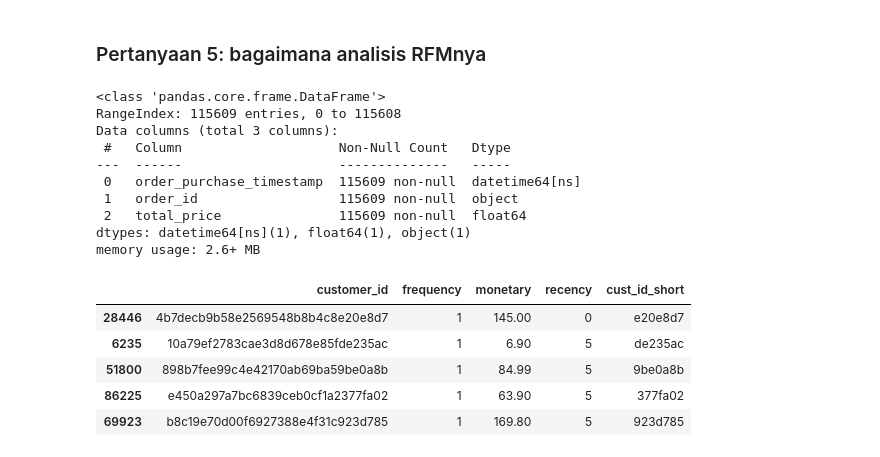
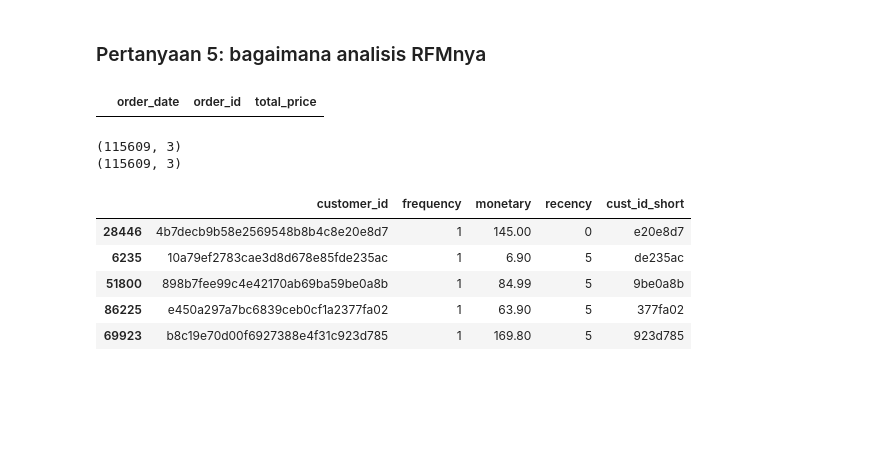
Before and after one commit to muhamadInsan/da-with-python-dicoding-submission, a Jupyter notebook: notebook.ipynb, the cells around one changed output. Saved outputs shown, nothing was run; the diff lists cells and outputs as text; code cells hidden in the pictures; blank space fills up the shorter version.

```diff
--- a/notebook.ipynb
+++ b/notebook.ipynb
@@ -979,24 +969,41 @@ fig.update_layout(margin = dict(t=50, l=25, r=25, b=25))
 fig.show()
 # %% [markdown]
 ### Pertanyaan 5: bagaimana analisis RFMnya
-# %%
-all_data = pd.read_csv('dashboard/data/all_dataset.csv',
-                       sep=',',
-                       parse_dates=['order_purchase_timestamp'])
-
-data = all_data[['order_purchase_timestamp','order_id','total_price']]
-data.info()
-# %% [output]
-<class 'pandas.core.frame.DataFrame'>
-RangeIndex: 115609 entries, 0 to 115608
-Data columns (total 3 columns):
- #   Column                    Non-Null Count   Dtype
----  ------                    --------------   -----
- 0   order_purchase_timestamp  115609 non-null  datetime64[ns]
- 1   order_id                  115609 non-null  object
- 2   total_price               115609 non-null  float64
-dtypes: datetime64[ns](1), float64(1), object(1)
-memory usage: 2.6+ MB
+# %%
+# all_data = pd.read_csv('dashboard/data/all_dataset.csv',
+#                        sep=',',
+#                        parse_dates=['order_purchase_timestamp'])
+
+def load_data(path_file):
+    return pd.read_csv(os.path.abspath(path_file), sep=',', parse_dates=['order_date'])
+
+path = 'dashboard/data/all_dataset.csv'
+all_data = load_data(path)
+data = all_data[['order_date','order_id','total_price']]
+
+# pd.to_datetime(data['order_purchase_timestamp'])
+# data['order_date'] = data["order_purchase_timestamp"].dt.strftime('%Y-%m-%d')
+df1 = data[(data["order_date"] >= '2016-09-04') & (data["order_date"] <= '2018-09-03')]
+df2 = data
+
+df = pd.concat([df1, df2])
+df = df.reset_index(drop=True)
+
+df_grby = df.groupby(list(df.columns))
+
+idx = [x[0] for x in df_grby.groups.values() if len(x) == 1]
+
+df.reindex(idx)
+
+# df1[df1.order_id == '54282e97f61c23b78330c15b154c867d']
+# %% [output]
+|  | order_date | order_id | total_price |
+# %%
+print(df2[df2.order_date <= '2018-09-03'].shape)
+print(df1.shape)
+# %% [output]
+(115609, 3)
+(115609, 3)
 # %%
 def rfm_analysis(df):
     df1 = df.groupby(by='customer_id', as_index=False).agg({
```
Also changed, not shown: parts of 40 cells of this notebook, 24 other files.
